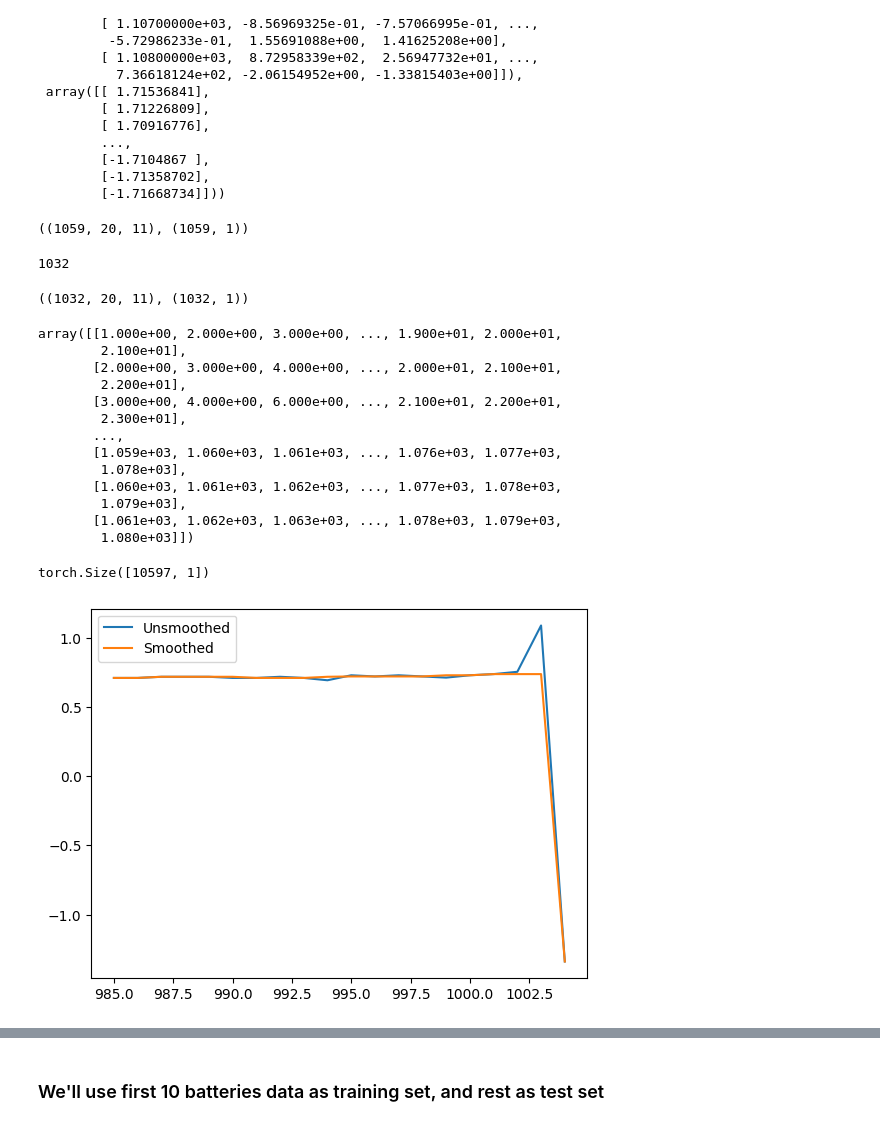
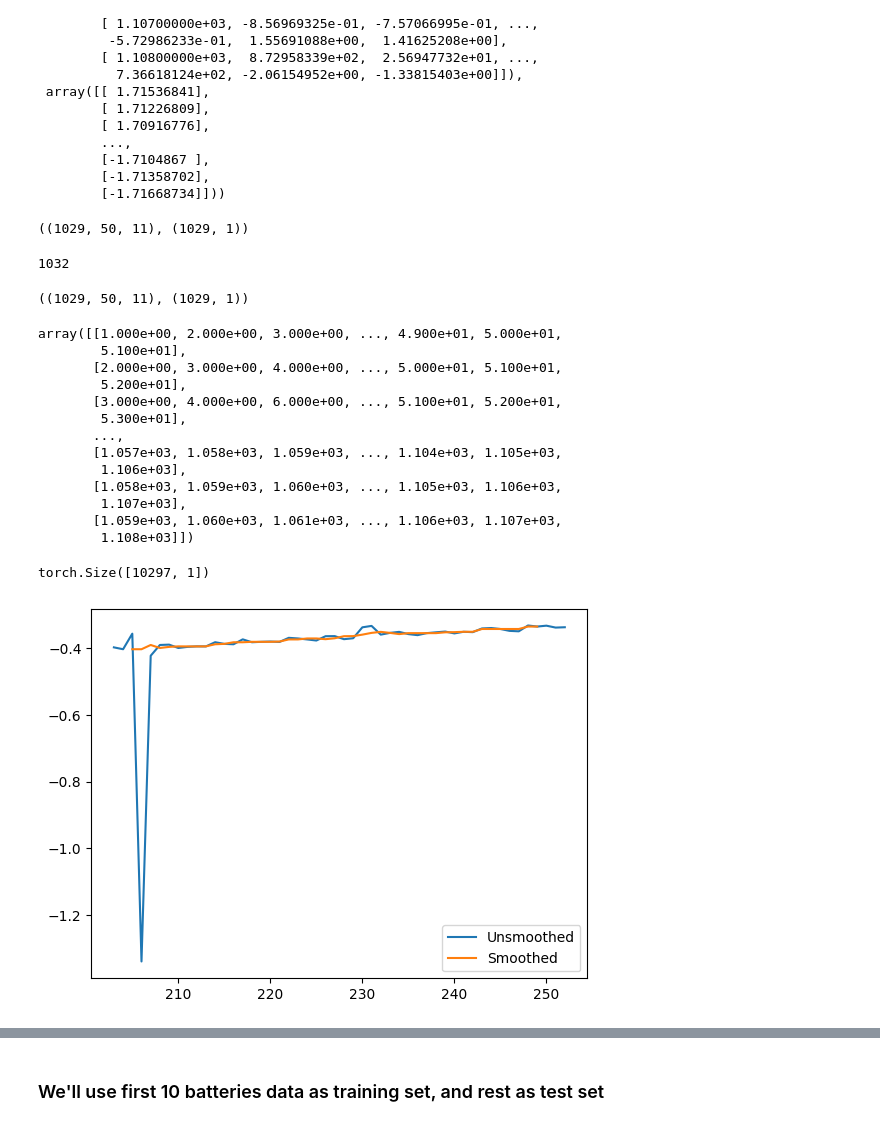
Before and after one commit to Shubham-Mate/Battery-RUL-Prediction-with-Neural-ODEs, a Jupyter notebook: Neural ODE Experiments.ipynb, the cells around one changed output, grey strips where cells are left out. Saved outputs shown, nothing was run; the diff lists cells and outputs as text; code cells hidden in the pictures.

```diff
--- a/Neural ODE Experiments.ipynb
+++ b/Neural ODE Experiments.ipynb
@@ -263,14 +263,14 @@ def create_sliding_window(data, labels, window_size, step_size=1):
 
     return np.array(X_windows), np.array(y_windows)
 # %%
-window_size = 20
+window_size = 50
 sliding_window_dfs = []
 for i in range(len(scaled_split_dfs)):
     x_window, y_window = create_sliding_window(scaled_split_dfs[i][0], scaled_split_dfs[i][1], window_size)
     sliding_window_dfs.append((x_window, y_window))
 sliding_window_dfs[5][0].shape, sliding_window_dfs[5][1].shape
 # %% [output]
-((1059, 20, 11), (1059, 1))
+((1029, 50, 11), (1029, 1))
 # %%
 min_sliding_windows_count = 2000
 for i in range(len(sliding_window_dfs)):
@@ -282,23 +282,23 @@ min_sliding_windows_count
 sliding_window_dfs_truncated = [(x[:min_sliding_windows_count, :], y[:min_sliding_windows_count, :]) for x, y in sliding_window_dfs]
 sliding_window_dfs_truncated[5][0].shape, sliding_window_dfs_truncated[5][1].shape
 # %% [output]
-((1032, 20, 11), (1032, 1))
+((1029, 50, 11), (1029, 1))
 # %%
 sliding_window_dfs_truncated[8][0][:, :, 0]
 # %% [output]
-array([[1.000e+00, 2.000e+00, 3.000e+00, ..., 1.900e+01, 2.000e+01,
-        2.100e+01],
-       [2.000e+00, 3.000e+00, 4.000e+00, ..., 2.000e+01, 2.100e+01,
-        2.200e+01],
-       [3.000e+00, 4.000e+00, 6.000e+00, ..., 2.100e+01, 2.200e+01,
-        2.300e+01],
+array([[1.000e+00, 2.000e+00, 3.000e+00, ..., 4.900e+01, 5.000e+01,
+        5.100e+01],
+       [2.000e+00, 3.000e+00, 4.000e+00, ..., 5.000e+01, 5.100e+01,
+        5.200e+01],
+       [3.000e+00, 4.000e+00, 6.000e+00, ..., 5.100e+01, 5.200e+01,
+        5.300e+01],
        ...,
-       [1.059e+03, 1.060e+03, 1.061e+03, ..., 1.076e+03, 1.077e+03,
-        1.078e+03],
-       [1.060e+03, 1.061e+03, 1.062e+03, ..., 1.077e+03, 1.078e+03,
-        1.079e+03],
-       [1.061e+03, 1.062e+03, 1.063e+03, ..., 1.078e+03, 1.079e+03,
-        1.080e+03]])
+       [1.057e+03, 1.058e+03, 1.059e+03, ..., 1.104e+03, 1.105e+03,
+        1.106e+03],
+       [1.058e+03, 1.059e+03, 1.060e+03, ..., 1.105e+03, 1.106e+03,
+        1.107e+03],
+       [1.059e+03, 1.060e+03, 1.061e+03, ..., 1.106e+03, 1.107e+03,
+        1.108e+03]])
 # %%
 TRAIN_BATTERIES_COUNT = 10
 TEST_BATTERIES_COUNT = 4
@@ -310,7 +310,7 @@ test_dataset_y = torch.concat([torch.tensor(y) for x, y in sliding_window_dfs[TR
 
 train_dataset_y.shape
 # %% [output]
-torch.Size([10597, 1])
+torch.Size([10297, 1])
 # %%
 class SlidingWindowDataset(Dataset):
     def __init__(self, X_windows, y_windows):
@@ -331,29 +331,30 @@ def median_smoothing_with_kernel(data, window_size=3):
 
     smoothed_df = pd.DataFrame(data)
 
-    # Calculate padding length
-    pad_len = window_size // 2
 
     # Apply the moving median with padding to each column independently
     for col in smoothed_df.columns:
         # Pad the column data at the edges
-        padded_series = pd.Series(np.pad(smoothed_df[col], (pad_len, pad_len), mode='edge'))
+        padded_series = pd.Series(smoothed_df[col])
 
         # Apply the rolling median to the padded series
         smoothed_padded_data = padded_series.rolling(window=window_size, center=True).median()
 
         # Remove the padding and assign the result to the corresponding column
-        smoothed_df[col] = smoothed_padded_data[pad_len:-pad_len].values
+        smoothed_df[col] = smoothed_padded_data.values
 
     return smoothed_df.to_numpy()
 # %%
 for x, y in train_dataloader:
-    q = torch.tensor([0.05, 0.95])
-    smoothed_x0 = median_smoothing_with_kernel(x[0], window_size=5)
+    WINDOW_SIZE = 5
+    smoothed_x0 = median_smoothing_with_kernel(x[0], window_size=WINDOW_SIZE)
+    torch.set_printoptions(sci_mode=False)
+    #print(smoothed_x0[WINDOW_SIZE // 2: -WINDOW_SIZE // 2])
+    #print(x[0][:, 5], smoothed_x0[:, 5])
     plt.plot(x[0][:, 0], x[0][:, 10], label='Unsmoothed')
-    plt.plot(x[0][:, 0], smoothed_x0[:, 10], label='Smoothed')
+    plt.plot(x[0][WINDOW_SIZE // 2: -WINDOW_SIZE // 2, 0], smoothed_x0[WINDOW_SIZE // 2: -WINDOW_SIZE // 2, 10], label='Smoothed')
     plt.legend()
     plt.show()
     break
 # %% [output]
-[figure, old version]
+[figure, new version]
```
Also changed, not shown: parts of 8 cells of this notebook.
